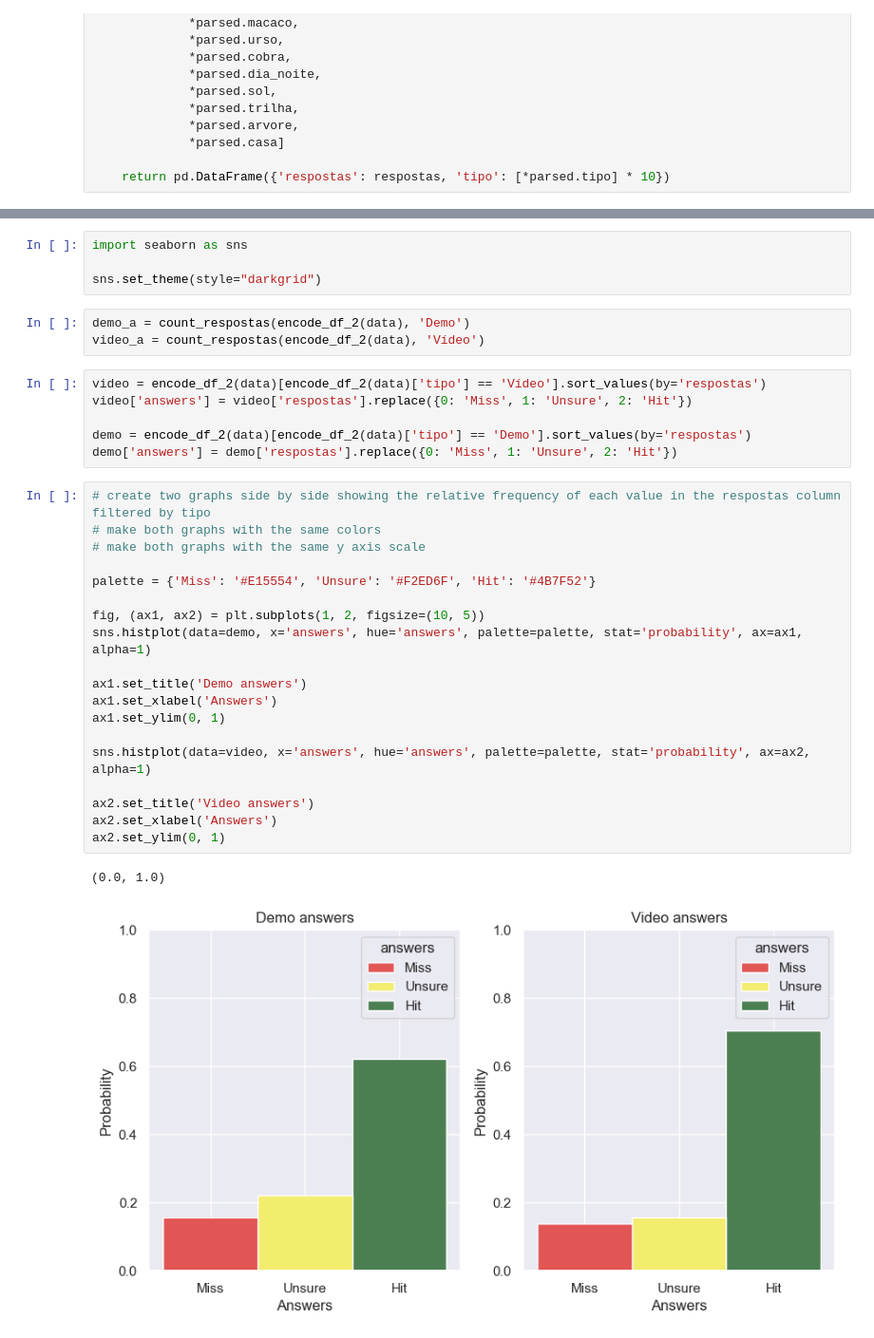
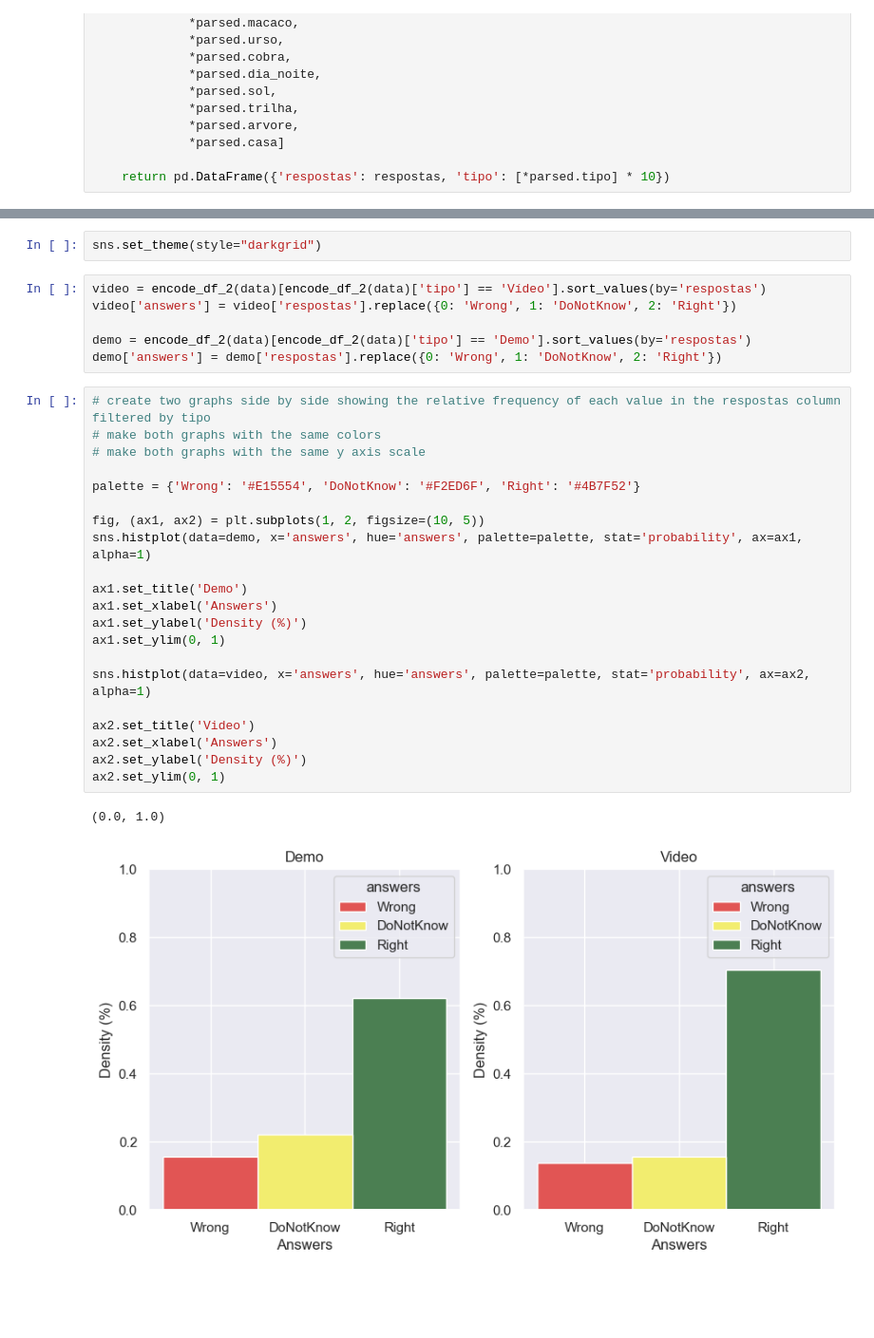
Before and after one commit to GuidoMainardi/sintetic-attention-validator, a Jupyter notebook: analysis/Q2.ipynb, the cells around one changed output, grey strips where cells are left out. Shown at 95% size. Cells and saved outputs as stored; diff of their text form; blank space fills up the shorter version.

```diff
--- a/analysis/Q2.ipynb
+++ b/analysis/Q2.ipynb
@@ -123,35 +123,32 @@ def encode_df_2(df):
 # %%
-import seaborn as sns
-
 sns.set_theme(style="darkgrid")
-# %%
-demo_a = count_respostas(encode_df_2(data), 'Demo')
-video_a = count_respostas(encode_df_2(data), 'Vídeo')
 # %%
 video = encode_df_2(data)[encode_df_2(data)['tipo'] == 'Vídeo'].sort_values(by='respostas')
-video['answers'] = video['respostas'].replace({0: 'Miss', 1: 'Unsure', 2: 'Hit'})
+video['answers'] = video['respostas'].replace({0: 'Wrong', 1: 'DoNotKnow', 2: 'Right'})
 
 demo = encode_df_2(data)[encode_df_2(data)['tipo'] == 'Demo'].sort_values(by='respostas')
-demo['answers'] = demo['respostas'].replace({0: 'Miss', 1: 'Unsure', 2: 'Hit'})
+demo['answers'] = demo['respostas'].replace({0: 'Wrong', 1: 'DoNotKnow', 2: 'Right'})
 # %%
 # create two graphs side by side showing the relative frequency of each value in the respostas column filtered by tipo
 # make both graphs with the same colors
 # make both graphs with the same y axis scale
 
-palette = {'Miss': '#E15554', 'Unsure': '#F2ED6F', 'Hit': '#4B7F52'}
+palette = {'Wrong': '#E15554', 'DoNotKnow': '#F2ED6F', 'Right': '#4B7F52'}
 
 fig, (ax1, ax2) = plt.subplots(1, 2, figsize=(10, 5))
 sns.histplot(data=demo, x='answers', hue='answers', palette=palette, stat='probability', ax=ax1, alpha=1)
 
-ax1.set_title('Demo answers')
+ax1.set_title('Demo')
 ax1.set_xlabel('Answers')
+ax1.set_ylabel('Density (%)')
 ax1.set_ylim(0, 1)
 
 sns.histplot(data=video, x='answers', hue='answers', palette=palette, stat='probability', ax=ax2, alpha=1)
 
-ax2.set_title('Video answers')
+ax2.set_title('Video')
 ax2.set_xlabel('Answers')
+ax2.set_ylabel('Density (%)')
 ax2.set_ylim(0, 1)
 # %% [output]
 (0.0, 1.0)
-[figure, old version]
+[figure, new version]
```
Also changed, not shown: parts of 6 cells of this notebook, 7 other files.
